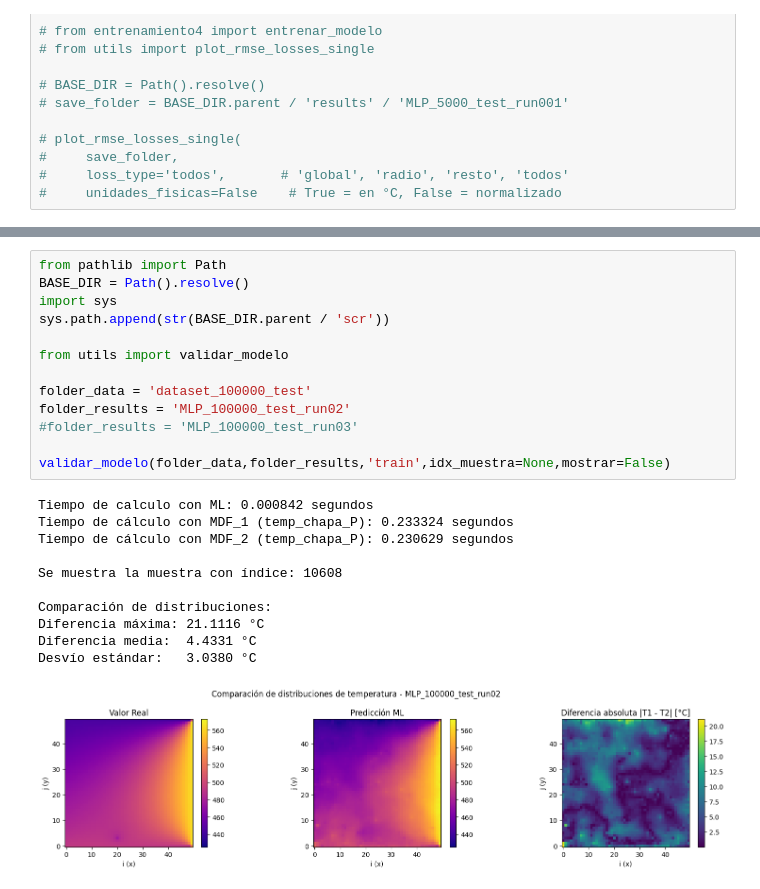
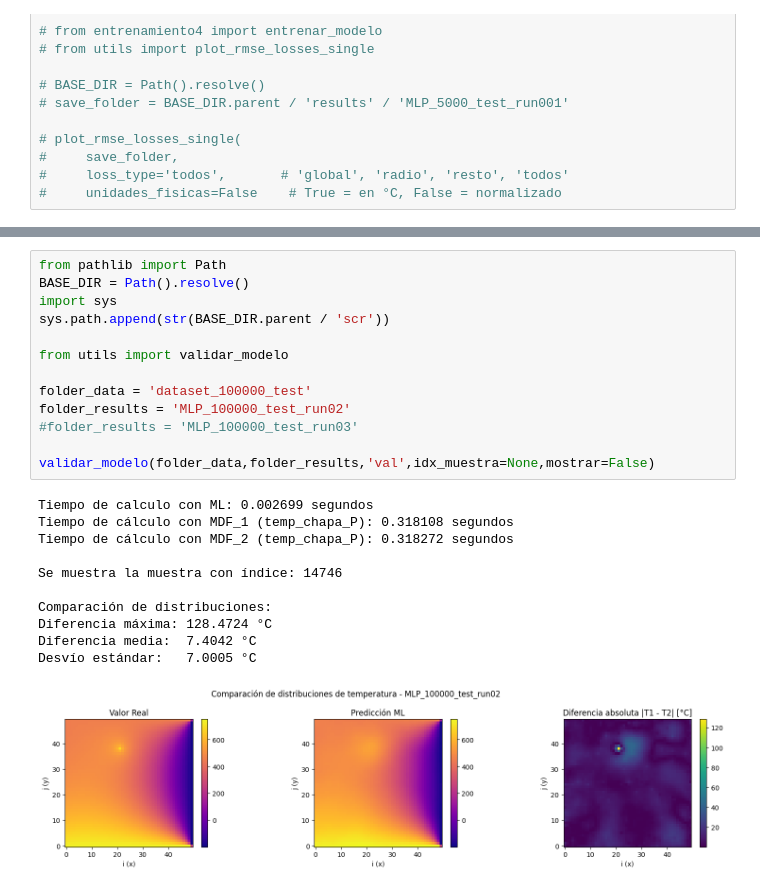
Before and after one commit to RoyGuz/ProyectoFinalModelado, a Jupyter notebook: notebooks/05_mod_train.ipynb, the cells around one changed output, grey strips where cells are left out. Saved outputs shown, nothing was run; the diff lists cells and outputs as text.

```diff
--- a/notebooks/05_mod_train.ipynb
+++ b/notebooks/05_mod_train.ipynb
@@ -80,28 +80,28 @@ compararLoss(subfolder_name_1,subfolder_name_2,0)
 # %%
 from pathlib import Path
 BASE_DIR = Path().resolve()
 import sys
 sys.path.append(str(BASE_DIR.parent / 'scr'))
 
 from utils import validar_modelo
 
 folder_data = 'dataset_100000_test'
 folder_results = 'MLP_100000_test_run02'
 #folder_results = 'MLP_100000_test_run03'
 
-validar_modelo(folder_data,folder_results,'train',idx_muestra=None,mostrar=False)
+validar_modelo(folder_data,folder_results,'val',idx_muestra=None,mostrar=False)
 # %% [output]
-Tiempo de calculo con ML: 0.000842 segundos
-Tiempo de cálculo con MDF_1 (temp_chapa_P): 0.233324 segundos
-Tiempo de cálculo con MDF_2 (temp_chapa_P): 0.230629 segundos
+Tiempo de calculo con ML: 0.002699 segundos
+Tiempo de cálculo con MDF_1 (temp_chapa_P): 0.318108 segundos
+Tiempo de cálculo con MDF_2 (temp_chapa_P): 0.318272 segundos
 
-Se muestra la muestra con índice: 10608
+Se muestra la muestra con índice: 14746
 
 Comparación de distribuciones:
-Diferencia máxima: 21.1116 °C
-Diferencia media:  4.4331 °C
-Desvío estándar:   3.0380 °C
+Diferencia máxima: 128.4724 °C
+Diferencia media:  7.4042 °C
+Desvío estándar:   7.0005 °C
-[figure, old version]
+[figure, new version]
 # %%
 from pathlib import Path
 BASE_DIR = Path().resolve()
```
Also changed, not shown: parts of 2 cells of this notebook, 8 other files.
